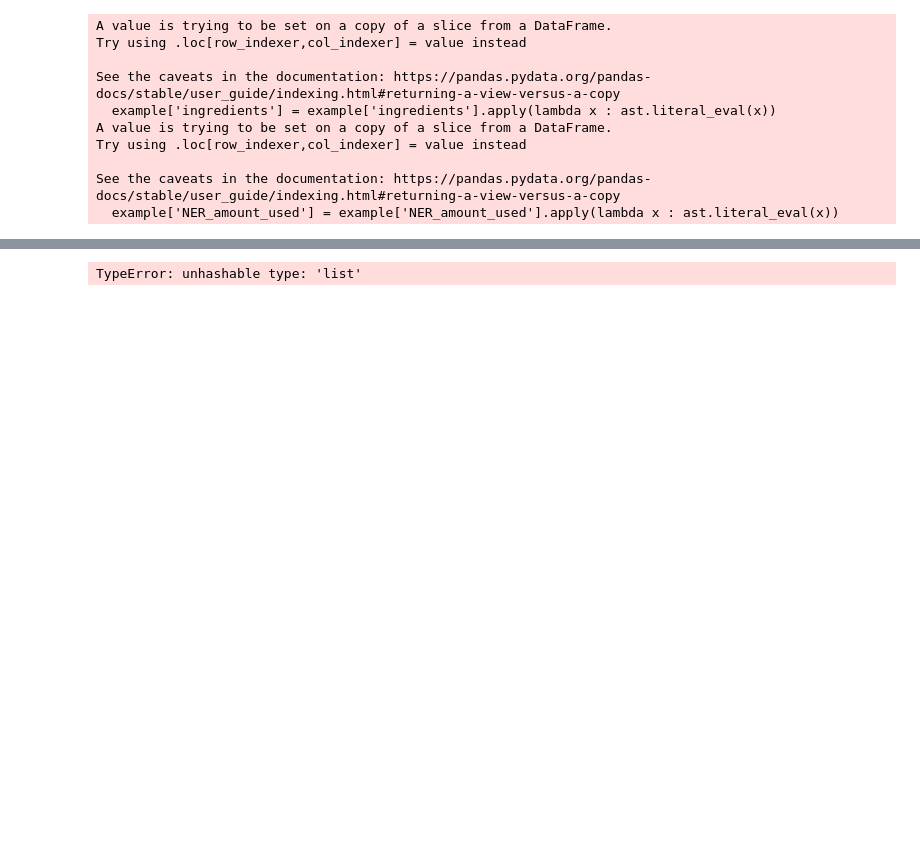
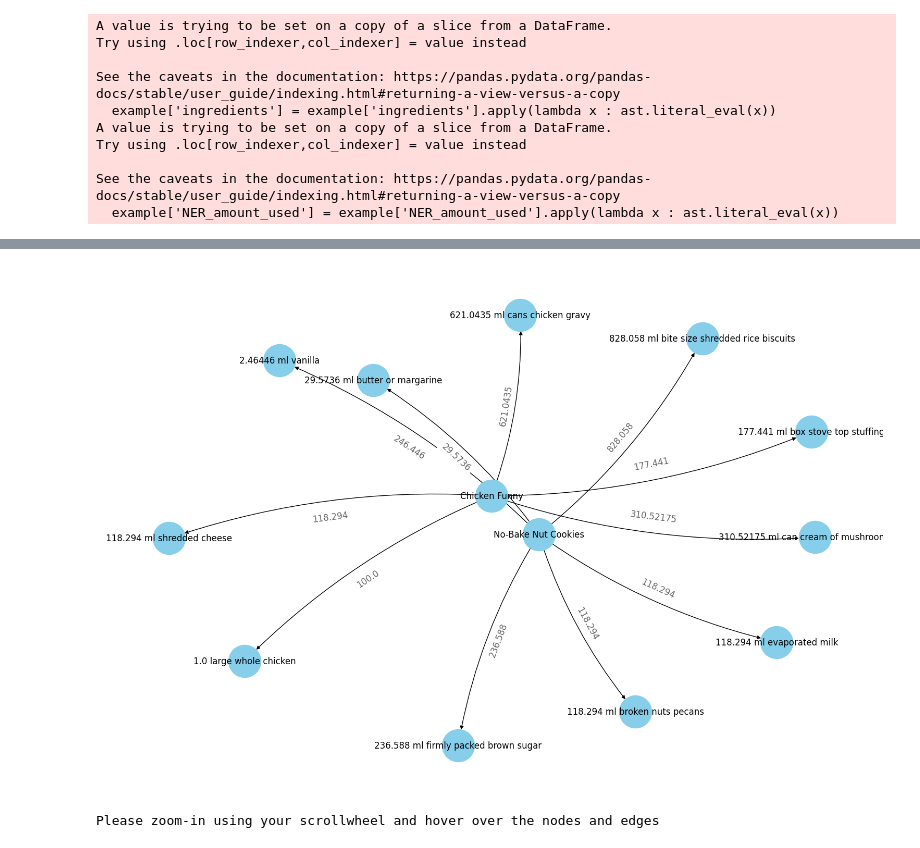
Before and after one commit to adiljahouh/knowledgeEngineering, a Jupyter notebook: new-recipe-code/Preprocessing.ipynb, the cells around one changed output, grey strips where cells are left out. Cells and saved outputs as stored; diff of their text form; code cells hidden in the pictures; blank space fills up the shorter version.

Commit message:
add example knowledge graph unclean

```diff
--- a/new-recipe-code/Preprocessing.ipynb
+++ b/new-recipe-code/Preprocessing.ipynb
@@ -554,4 +554,4 @@ Try using .loc[row_indexer,col_indexer] = value instead
 See the caveats in the documentation: https://pandas.pydata.org/pandas-docs/stable/user_guide/indexing.html#returning-a-view-versus-a-copy
   example['NER_amount_used'] = example['NER_amount_used'].apply(lambda x : ast.literal_eval(x))
 # %%
-example.explode(['ingredients', 'NER_amount_used'])
+example = example.explode(['ingredients', 'NER_amount_used'])
@@ -571,32 +578,33 @@ example.explode(['ingredients', 'NER_amount_used'])
 # %%
 ##### DOES NOTHING RIGHT NOW #####
 
 import networkx as nx
 from IPython.core.display import HTML
 import matplotlib.pyplot as plt
 # Create a NetworkX graph
 G = nx.Graph()
 
-G = nx.from_pandas_edgelist(example, source="ingredients", target="NER_recipe_total_price",
+G = nx.from_pandas_edgelist(example, source="title", target="ingredients",
                             edge_attr="NER_amount_used",
                             create_using=nx.DiGraph())
 
 
 plt.figure(figsize=(15,10))
 
 pos = nx.spring_layout(G, k=1)
 node_color = "skyblue"
 edge_color = "black"
 # draws nodes
 nx.draw(G, pos=pos, with_labels=True, node_color=node_color,
         edge_color=edge_color, cmap=plt.cm.Dark2,
         node_size=2000, connectionstyle='arc3,rad=0.1')
 #draws edges
 nx.draw_networkx_edge_labels(G, pos=pos, label_pos=0.5,
                          edge_labels=nx.get_edge_attributes(G,'NER_amount_used'),
                          font_size=12, font_color='black', alpha=0.6)
 plt.show()
 print("Please zoom-in using your scrollwheel and hover over the nodes and edges")
 # Display the interactive network graph with tooltips in the Jupyter notebook
 # %% [output]
+[figure, added]
-TypeError: unhashable type: 'list'
+Please zoom-in using your scrollwheel and hover over the nodes and edges
```
Also changed, not shown: parts of 2 cells of this notebook.
